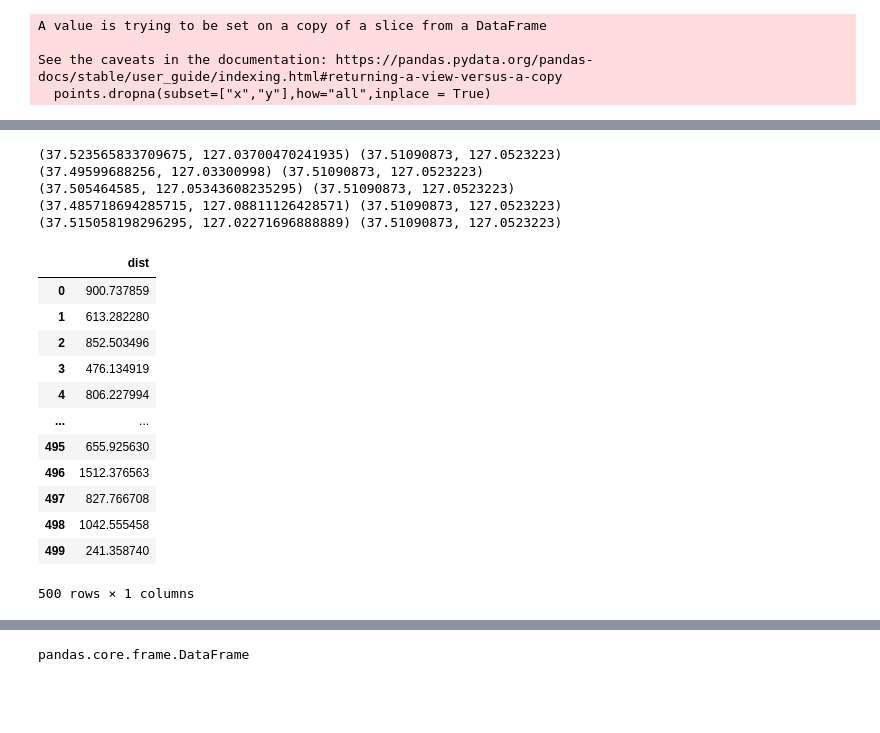
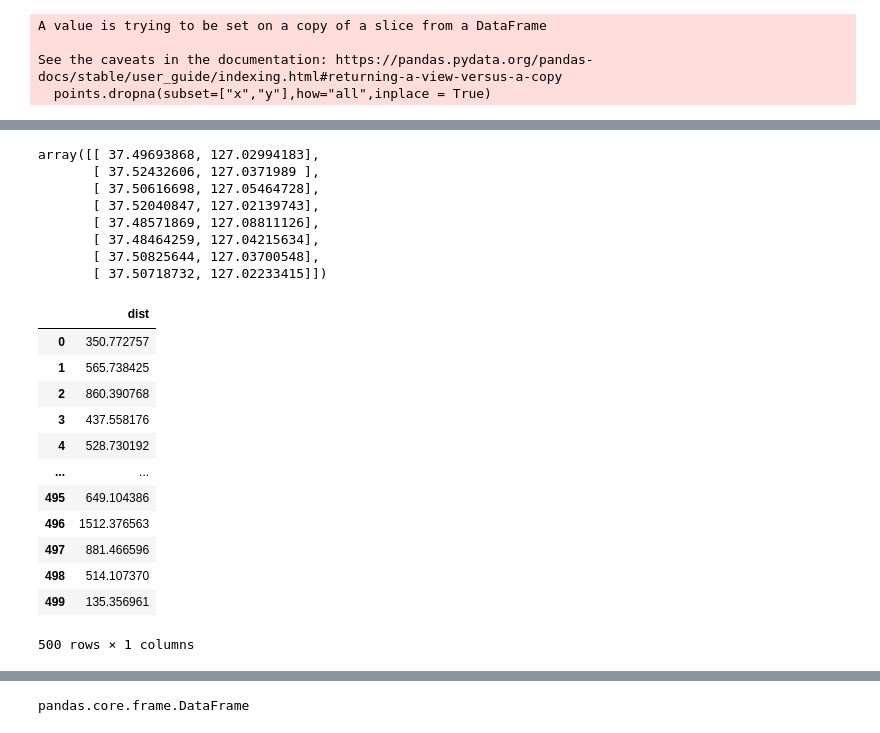
Before and after one commit to juhongyee/DUI-traffic-stop-recommendation, a Jupyter notebook: k_means/Kmeans.ipynb, the cells around one changed output, grey strips where cells are left out. Saved outputs shown, nothing was run; the diff lists cells and outputs as text; code cells hidden in the pictures; blank space fills up the shorter version.

```diff
--- a/k_means/Kmeans.ipynb
+++ b/k_means/Kmeans.ipynb
@@ -112,38 +105,44 @@ array([[ 37.52356583, 127.0370047 ],
+# %%
+kmeans.cluster_centers_
+# %% [output]
+array([[ 37.49693868, 127.02994183],
+       [ 37.52432606, 127.0371989 ],
+       [ 37.50616698, 127.05464728],
+       [ 37.52040847, 127.02139743],
+       [ 37.48571869, 127.08811126],
+       [ 37.48464259, 127.04215634],
+       [ 37.50825644, 127.03700548],
+       [ 37.50718732, 127.02233415]])
 # %%
 centers = kmeans.cluster_centers_
 
 #cluster의 center에서 가장 먼 거리에 있는 point뽑기
 dist_points = [math.inf for i in range(500)]
 
 #모든 centroid부터의 거리가 주어지므로 가장 짧은 거리를 선택(자신이 속하는 cluster의 centroid와의 거리)
 for i,location in result_by_sklearn.iterrows():
-    for j in range(5): #cluster의 수만큼
+    for j in range(num_cluster): #cluster의 수만큼
         center = tuple(centers[j])
         point = (location['x'],location['y'])
         dist_points[i] = min(dist_points[i],haversine(center,point)*1000)
 
 #np array type의 distance를 pandas series로 변환
 dist_points = pd.DataFrame(dist_points,columns = ['dist'])
 dist_points
 # %% [output]
+|  | dist |
+| 0 | 350.772757 |
+| 1 | 565.738425 |
+| 2 | 860.390768 |
+| 3 | 437.558176 |
+| 4 | 528.730192 |
+| ... | ... |
+| 495 | 649.104386 |
+| 496 | 1512.376563 |
+| 497 | 881.466596 |
+| 498 | 514.107370 |
+| 499 | 135.356961 |
-(37.523565833709675, 127.03700470241935) (37.51090873, 127.0523223)
-(37.49599688256, 127.03300998) (37.51090873, 127.0523223)
-(37.505464585, 127.05343608235295) (37.51090873, 127.0523223)
-(37.485718694285715, 127.08811126428571) (37.51090873, 127.0523223)
-(37.515058198296295, 127.02271696888889) (37.51090873, 127.0523223)
+500 rows × 1 columns
-|  | dist |
-| 0 | 900.737859 |
-| 1 | 613.282280 |
-| 2 | 852.503496 |
-| 3 | 476.134919 |
-| 4 | 806.227994 |
-| ... | ... |
-| 495 | 655.925630 |
-| 496 | 1512.376563 |
-| 497 | 827.766708 |
-| 498 | 1042.555458 |
-| 499 | 241.358740 |
-500 rows × 1 columns
 # %%
 result_plus_dist = pd.concat([result_by_sklearn,dist_points],axis=1)
 result_plus_dist
```
Also changed, not shown: parts of 10 cells of this notebook, 8 other files.
